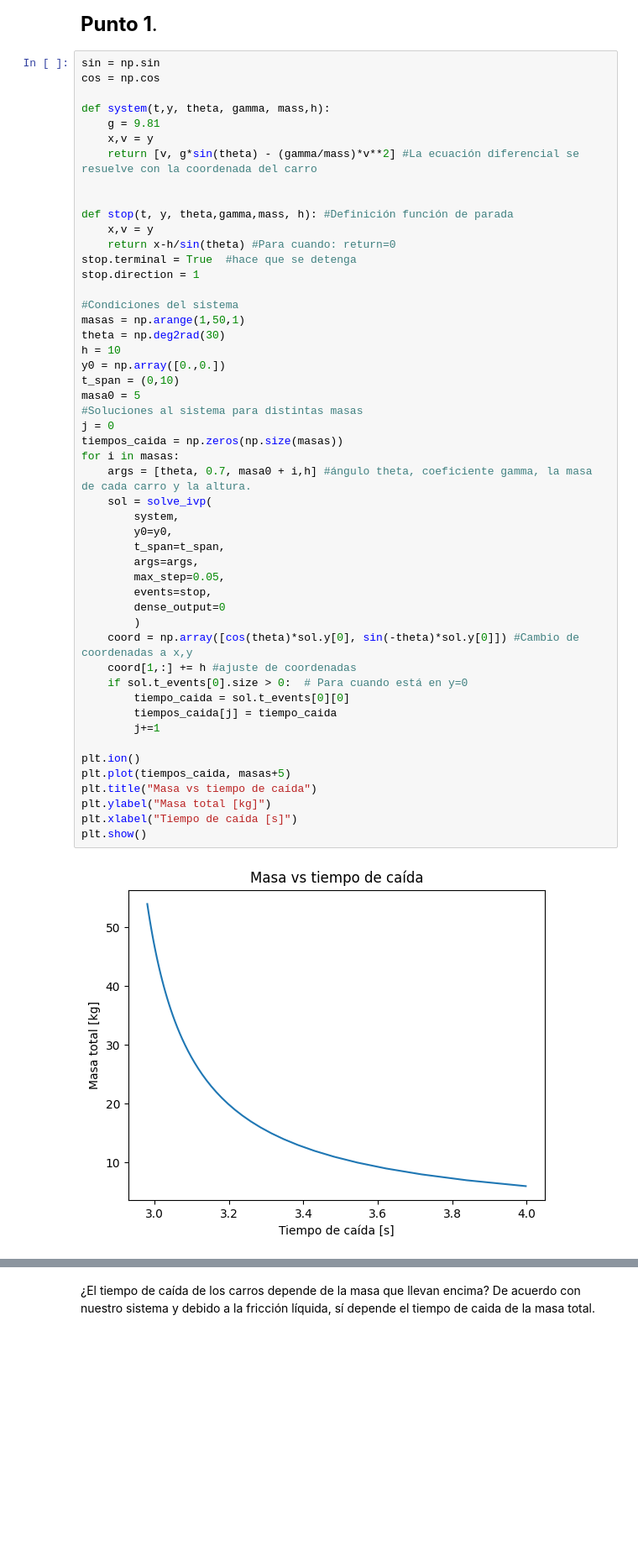
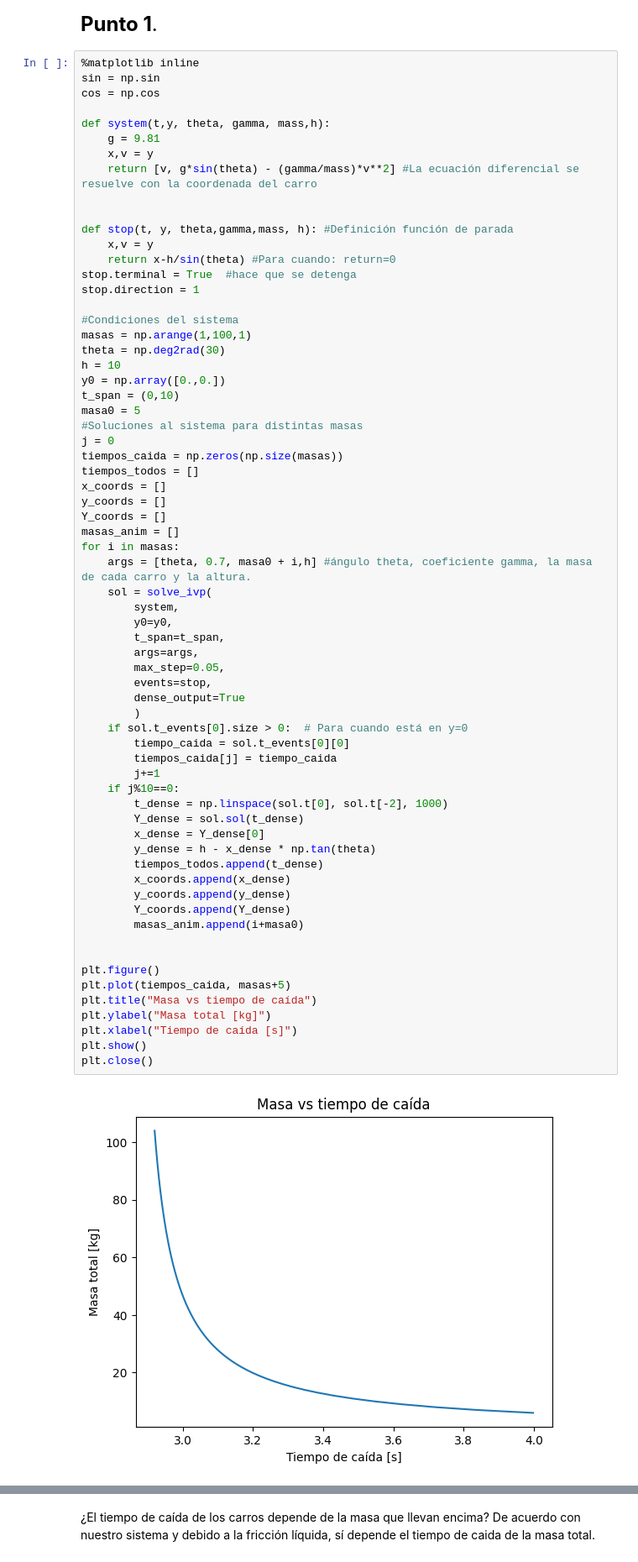
Before and after one commit to danielF235/Met-Comp2-G15, a Jupyter notebook: taller3.ipynb, the cells around one changed output, grey strips where cells are left out. Shown at 84% size. Drawn from its saved outputs; the diff is of its cells as text; blank space fills up the shorter version.

Commit message:
si_me_alcanza_el_tiempo_luego_lo_arreglo

```diff
--- a/taller3.ipynb
+++ b/taller3.ipynb
@@ -11,6 +12,7 @@ plt.rcParams['animation.embed_limit'] = 2**128
 # %% [markdown]
 <font size="5">**Punto 1**.</font>
 # %%
+%matplotlib inline
 sin = np.sin
 cos = np.cos
 
@@ -27,38 +29,53 @@ stop.terminal = True  #hace que se detenga
 stop.direction = 1
 
 #Condiciones del sistema
-masas = np.arange(1,50,1)
+masas = np.arange(1,100,1)
 theta = np.deg2rad(30)
 h = 10
 y0 = np.array([0.,0.])
 t_span = (0,10)
 masa0 = 5
 #Soluciones al sistema para distintas masas
 j = 0
 tiempos_caida = np.zeros(np.size(masas))
+tiempos_todos = []
+x_coords = []
+y_coords = []
+Y_coords = []
+masas_anim = []
 for i in masas:
     args = [theta, 0.7, masa0 + i,h] #ángulo theta, coeficiente gamma, la masa de cada carro y la altura.
     sol = solve_ivp(
         system,
         y0=y0,
         t_span=t_span,
         args=args,
         max_step=0.05,
         events=stop,
-        dense_output=0
+        dense_output=True
         )
-    coord = np.array([cos(theta)*sol.y[0], sin(-theta)*sol.y[0]]) #Cambio de coordenadas a x,y
-    coord[1,:] += h #ajuste de coordenadas
     if sol.t_events[0].size > 0:  # Para cuando está en y=0
         tiempo_caida = sol.t_events[0][0]
         tiempos_caida[j] = tiempo_caida
         j+=1
+    if j%10==0:
+        t_dense = np.linspace(sol.t[0], sol.t[-2], 1000)
+        Y_dense = sol.sol(t_dense)
+        x_dense = Y_dense[0]
+        y_dense = h - x_dense * np.tan(theta)
+        tiempos_todos.append(t_dense)
+        x_coords.append(x_dense)
+        y_coords.append(y_dense)
+        Y_coords.append(Y_dense)
+        masas_anim.append(i+masa0)
 
-plt.ion()
+
+plt.figure()
 plt.plot(tiempos_caida, masas+5)
 plt.title("Masa vs tiempo de caída")
 plt.ylabel("Masa total [kg]")
 plt.xlabel("Tiempo de caída [s]")
 plt.show()
+plt.close()
 # %% [output]
-[figure, old version]
+[figure, new version]
```
Also changed, not shown: parts of 7 cells of this notebook.
